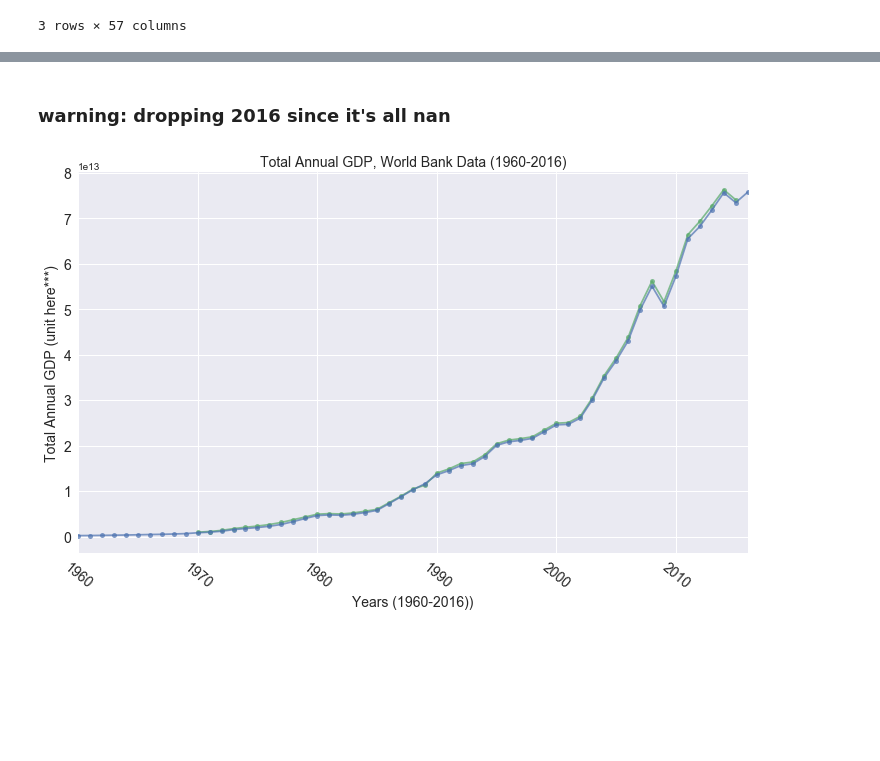
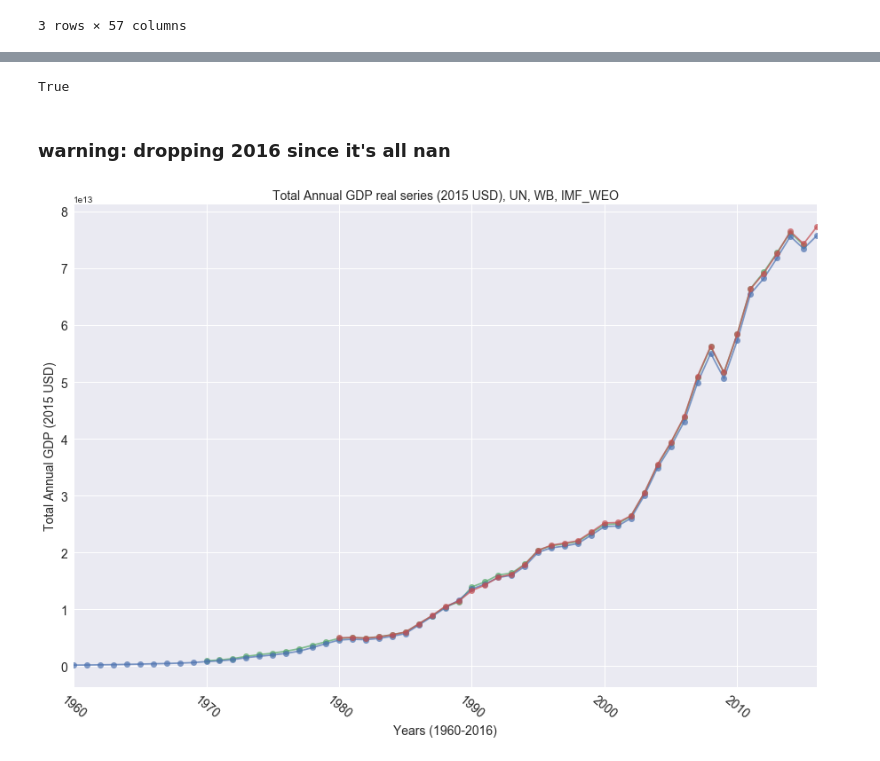
Before and after one commit to moonlimb/zerg, a Jupyter notebook: analysis/compare_gdp_market.ipynb, the cells around one changed output, grey strips where cells are left out. Cells and saved outputs as stored; diff of their text form; code cells hidden in the pictures; blank space fills up the shorter version.

Commit message:
added weo to prepped dataframe for xarray. fixed some bugs

```diff
--- a/analysis/compare_gdp_market.ipynb
+++ b/analysis/compare_gdp_market.ipynb
@@ -205,9 +205,6 @@ def prep_dataframe(_df, _source, _country_col_name):
     =======
 
     """
-#     import IPython.core.debugger
-#     dbg = IPython.core.debugger.Pdb()
-#     dbg.set_trace()
 
     #get only GDP indicator (UN only) - move this out
     get_un_na_gdp_only = lambda _df2: _df2[_df2['IndicatorName'].str.startswith('Gross Domestic Product')]
@@ -233,12 +230,13 @@ def prep_dataframe(_df, _source, _country_col_name):
 
     # 2/ drop non_year columns
     _dropped = drop_non_years(_iso_indexed)
-
-    # 3/ set col value types as int
     _dropped.columns = _dropped.columns.astype(int)
 
+    # 3/ set col value types as float
+    _converted = _dropped.astype(float)
+
     # 4/ set year as column index name
-    _indexed = set_col_idx_name(_dropped)
+    _indexed = set_col_idx_name(_converted)
 
     return _indexed
 # %%
@@ -442,0 +436,6 @@ assert (wb_constant_prepped.shape == wb_current_prepped.shape == (217,57))
+# %%
+# drop 2017 on from WEO usually 2017 and on are projections
+# projection start date varies by country - deal with this later (red flag)
+
+weo_current_prepped = prep_dataframe(weo_current_replaced, 'imf_weo', 'iso').loc[:, 1980:2016]
+weo_constant_prepped = prep_dataframe(weo_constant_replaced, 'imf_weo', 'iso').loc[:, 1980:2016]
@@ -479,3 +482,10 @@ wb_real_b2015 = wb_gdi_norm.multiply(wb_current_prepped)
+# %%
+weo_real_b2015 = weo_gdi_norm.multiply(weo_current_prepped)
+weo_real_b2015 = weo_real_b2015*10**9 # convert billions of USD to absolute
+
+print((weo_real_b2015.columns == [range(1980, 2017)]).all())
+# %% [output]
+True
 # %% [markdown]
 ### warning: dropping 2016 since it's all nan
 # %%
@@ -485,40 +495,44 @@ def plot_total(_df, source):
     '''
     Calculates and plots the total annual gdp values based on input dataframe
 
     Parameters
     ----------
     _df: DataFrame
         dataframe of gdp series (country x years), a single source
     _source: str
         string name of the data source
 
     Return
     -------
     None
     '''
     meta = {
-        'un': ('United Nations', '1970-2015', 'unit here***', 'go-'),
-        'wb': ('World Bank', '1960-2016', 'unit here***', 'bo-')
+        'un': ('United Nations', '1970-2015', 'go-'),
+        'wb': ('World Bank', '1960-2016', 'bo-'),
+        'imf_weo': ('Internatioal Financial Statistics - World Economic Outlook', '1980-2016', 'ro-'),
+
     }
 
     _display_name = meta[source][0]
     _years = meta[source][1]
-    _unit = meta[source][2]
-    _color =meta[source][3]
+    _color =meta[source][2]
 
     total_series = _df.sum(axis=0)
     tt = total_series.T.plot(style=_color,
-                   figsize=(12, 7),
-                   fontsize=14, grid=True, rot=320, alpha=.7, ms=5)
+                   figsize=(15, 10),
+                   fontsize=14, grid=True, rot=320, alpha=.7, ms=7)
 
     label_axes(tt,
-           'Years ({0}))'.format(_years),
-           'Total Annual GDP ({0})'.format(_unit),
-            'Total Annual GDP, {0} Data ({1})'.format(_display_name, _years))
+           'Years (1960-2016)',
+           'Total Annual GDP (2015 USD)',
+            'Total Annual GDP real series (2015 USD), UN, WB, IMF_WEO')
+#             'Total Annual GDP real series, {0} Data ({1})'.format(_display_name, _years))
 
 
 plot_total(un_real_b2015, 'un')
 plot_total(wb_real_b2015, 'wb')
+plot_total(weo_real_b2015, 'imf_weo')
+
 # overwriting legends, and no labels (color - source). ignore for now. this is just sanity check (will be using xarray)
 # %% [output]
-[figure, old version]
+[figure, new version]
```
Also changed, not shown: parts of 18 cells of this notebook, 2 other files.
